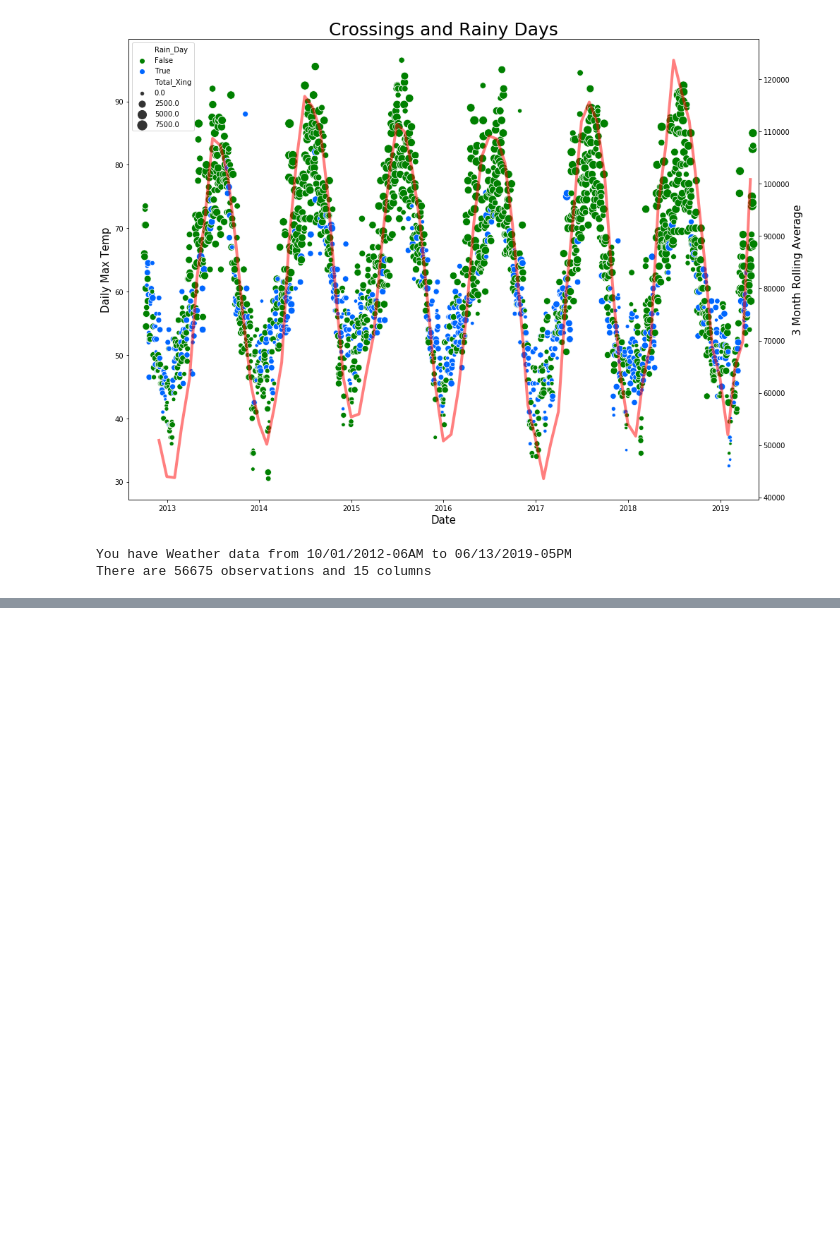
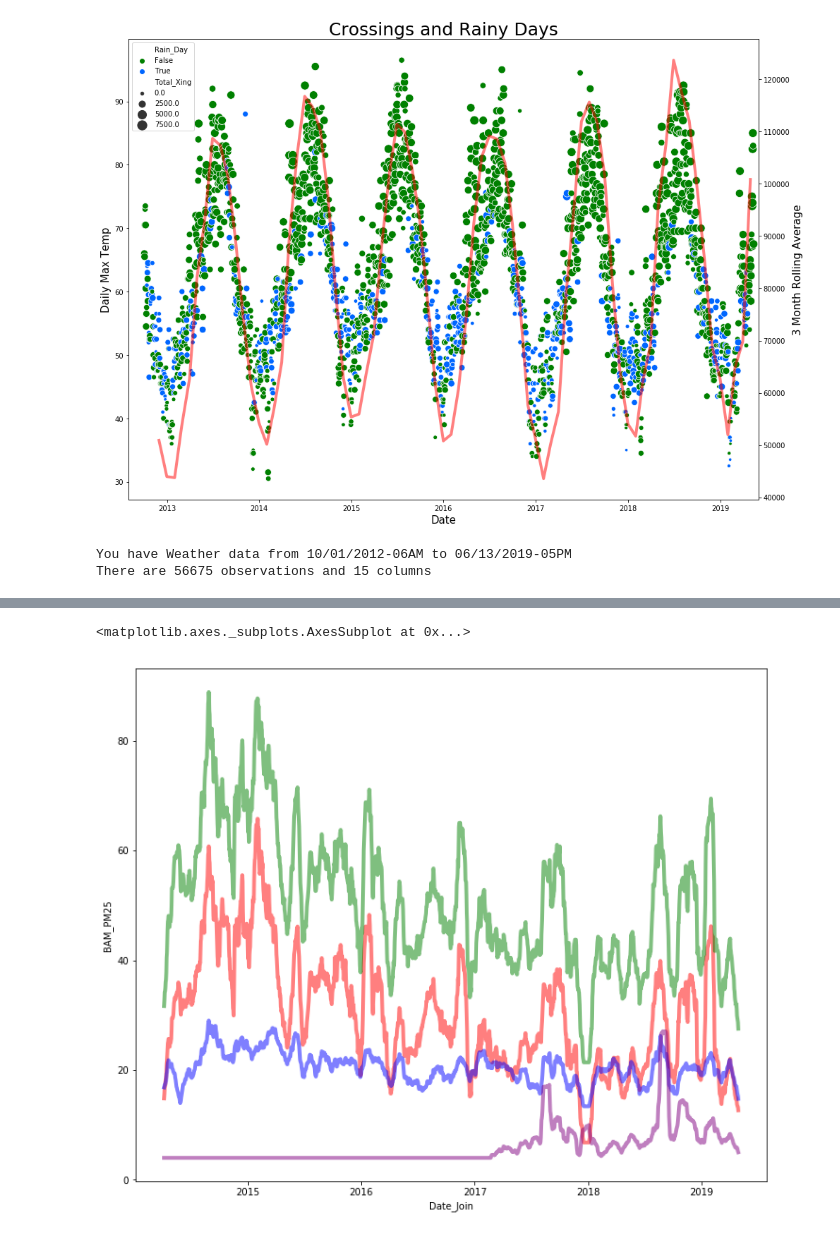
Before and after one commit to codyRing/Data_Science_Captstone, a Jupyter notebook: Final_Graphs.ipynb, the cells around one changed output, grey strips where cells are left out. Drawn from its saved outputs; the diff is of its cells as text; code cells hidden in the pictures; blank space fills up the shorter version.

```diff
--- a/Final_Graphs.ipynb
+++ b/Final_Graphs.ipynb
@@ -417,0 +418,22 @@ with plt.rc_context({'xtick.color':'white', 'ytick.color':'white','font.size' :
+# %%
+air_monthly = air.resample('M').sum()
+air_monthly['Month'] = air_monthly.index.strftime('%m')
+
+air_monthly_rolling = air.resample('M').mean().rolling(window=3,center=False).mean()
+air_monthly_rolling['Month'] = air_monthly_rolling.index.strftime('%m')
+
+air_weekly_rolling = air.resample('D').mean().rolling(window=28,center=False).mean()
+
+#monthly['Month'] = monthly.index.strftime('%m')
+#air_weekly_rolling.plot()
+# %%
+fig, ax = plt.subplots(1,1, figsize=(12,10))
+sns.lineplot(x=air_weekly_rolling.index, y = 'NO', data = air_weekly_rolling,color='#ff0000',alpha=.5,lw = 4,ax=ax)
+sns.lineplot(x=air_weekly_rolling.index, y = 'NO2', data = air_weekly_rolling,color='blue',alpha=.5,lw = 4,ax=ax)
+sns.lineplot(x=air_weekly_rolling.index, y = 'NOX', data = air_weekly_rolling,color='green',alpha=.5,lw = 4,ax=ax)
+sns.lineplot(x=air_weekly_rolling.index, y = 'BAM_PM25', data = air_weekly_rolling,color='purple',alpha=.5,lw = 4,ax=ax)
+
+#ax.set_xlim('8/1/2014', '6/1/2019')
+# %% [output]
+<matplotlib.axes._subplots.AxesSubplot at 0x...>
+[figure, added]
```
Also changed, not shown: parts of 8 cells of this notebook, 6 other files.
